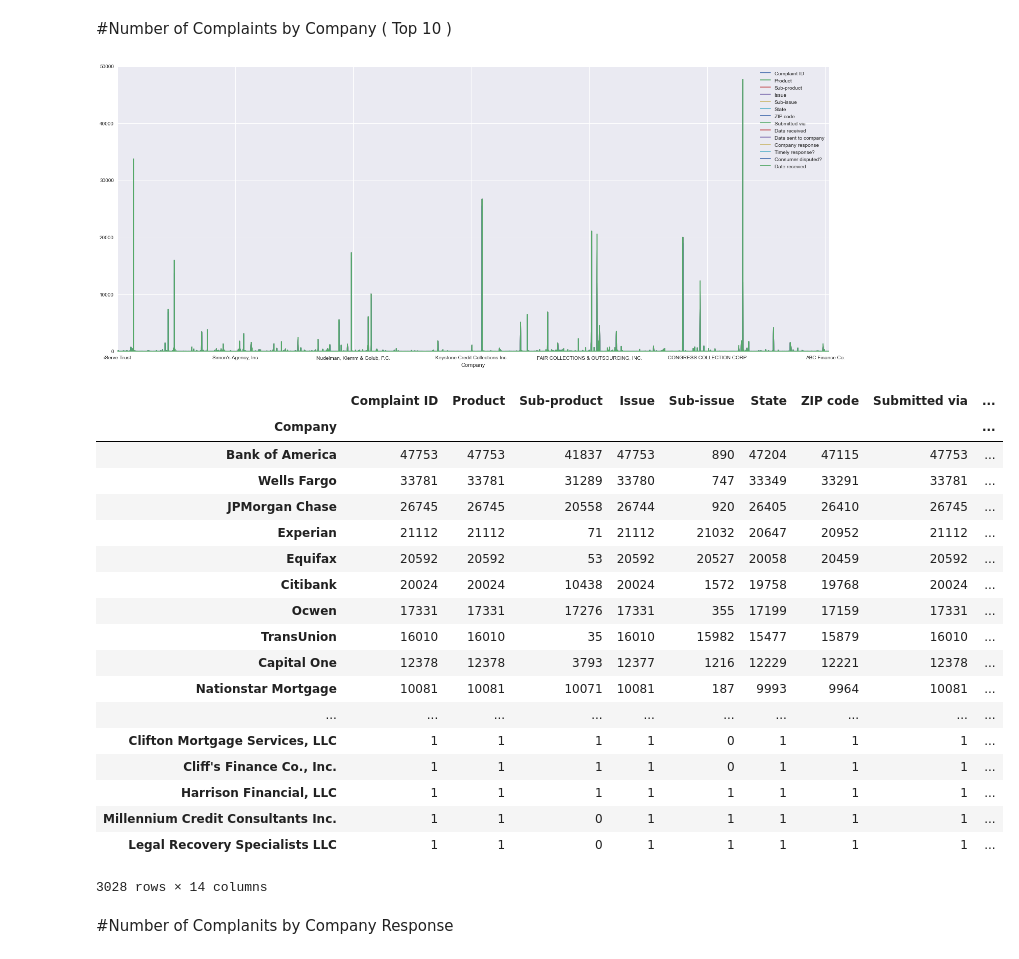
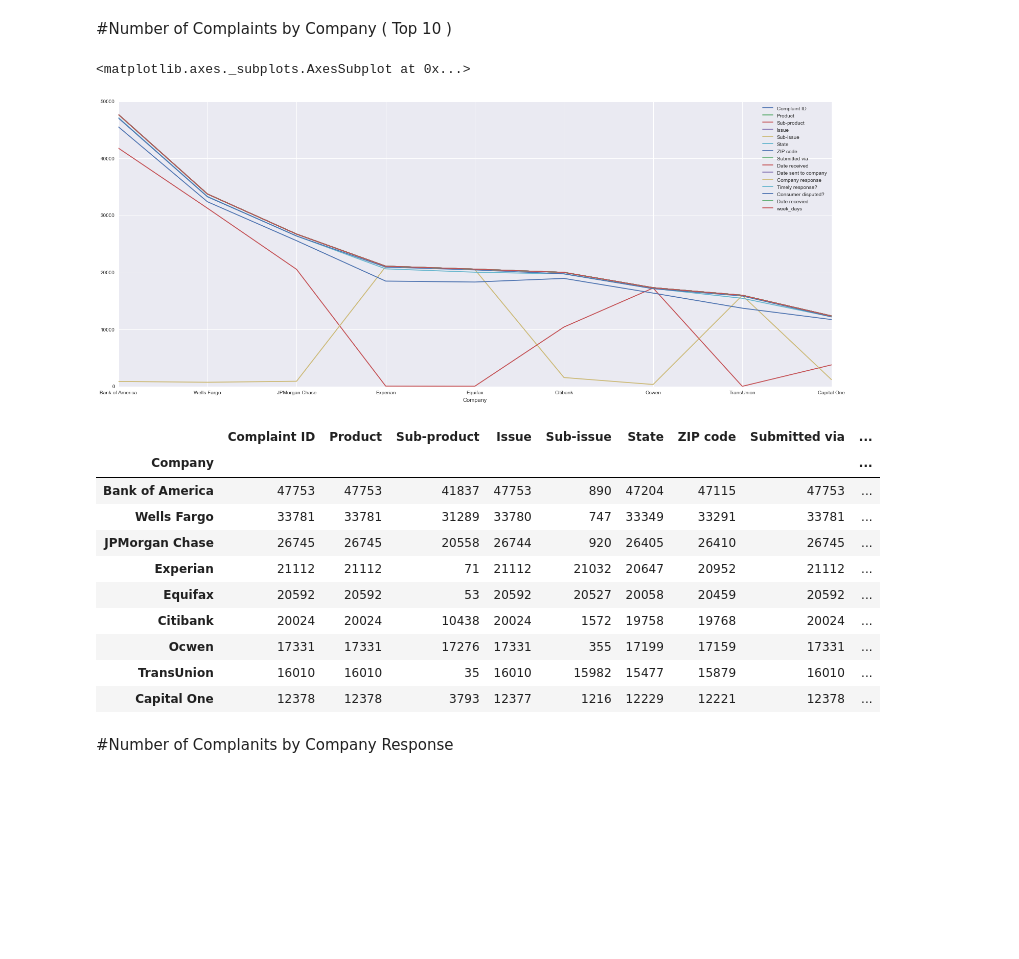
Before and after one commit to tiy-lv-python-2015-06/consumer-complaints, a Jupyter notebook: ConsumerComplaints.ipynb, the cells around one changed output. Cells and saved outputs as stored; diff of their text form; code cells hidden in the pictures; blank space fills up the shorter version.

```diff
--- a/ConsumerComplaints.ipynb
+++ b/ConsumerComplaints.ipynb
@@ -86,31 +86,26 @@ complaints_product
 # %% [markdown]
 #Number of Complaints by Company ( Top 10 )
 # %%
-complaints_company = complaints.groupby("Company").count()[:10:-1].plot(figsize=(25,10))
+complaints_company = complaints.groupby("Company").count()#[::-1].plot(figsize=(25,10))
-# %% [output]
-[figure, removed]
+# %%
+complaints_company.sort('Complaint ID')[:-10:-1].plot(figsize=(25, 10))
+# %% [output]
+<matplotlib.axes._subplots.AxesSubplot at 0x...>
+[figure, added]
 # %%
-complaints_company.sort('Complaint ID')[::-1]
+complaints_company.sort('Complaint ID')[:-10:-1]
 # %% [output]
 |  | Complaint ID | Product | Sub-product | Issue | Sub-issue | State | ZIP code | Submitted via | ... |
 | Company |  |  |  |  |  |  |  |  | ... |
 | Bank of America | 47753 | 47753 | 41837 | 47753 | 890 | 47204 | 47115 | 47753 | ... |
 | Wells Fargo | 33781 | 33781 | 31289 | 33780 | 747 | 33349 | 33291 | 33781 | ... |
 | JPMorgan Chase | 26745 | 26745 | 20558 | 26744 | 920 | 26405 | 26410 | 26745 | ... |
 | Experian | 21112 | 21112 | 71 | 21112 | 21032 | 20647 | 20952 | 21112 | ... |
 | Equifax | 20592 | 20592 | 53 | 20592 | 20527 | 20058 | 20459 | 20592 | ... |
 | Citibank | 20024 | 20024 | 10438 | 20024 | 1572 | 19758 | 19768 | 20024 | ... |
 | Ocwen | 17331 | 17331 | 17276 | 17331 | 355 | 17199 | 17159 | 17331 | ... |
 | TransUnion | 16010 | 16010 | 35 | 16010 | 15982 | 15477 | 15879 | 16010 | ... |
 | Capital One | 12378 | 12378 | 3793 | 12377 | 1216 | 12229 | 12221 | 12378 | ... |
-| Nationstar Mortgage | 10081 | 10081 | 10071 | 10081 | 187 | 9993 | 9964 | 10081 | ... |
-| ... | ... | ... | ... | ... | ... | ... | ... | ... | ... |
-| Clifton Mortgage Services, LLC | 1 | 1 | 1 | 1 | 0 | 1 | 1 | 1 | ... |
-| Cliff's Finance Co., Inc. | 1 | 1 | 1 | 1 | 0 | 1 | 1 | 1 | ... |
-| Harrison Financial, LLC | 1 | 1 | 1 | 1 | 1 | 1 | 1 | 1 | ... |
-| Millennium Credit Consultants Inc. | 1 | 1 | 0 | 1 | 1 | 1 | 1 | 1 | ... |
-| Legal Recovery Specialists LLC | 1 | 1 | 0 | 1 | 1 | 1 | 1 | 1 | ... |
-3028 rows × 14 columns
 # %% [markdown]
 #Number of Complanits by Company Response
 # %%
```
Also changed, not shown: parts of 1 cell of this notebook.
